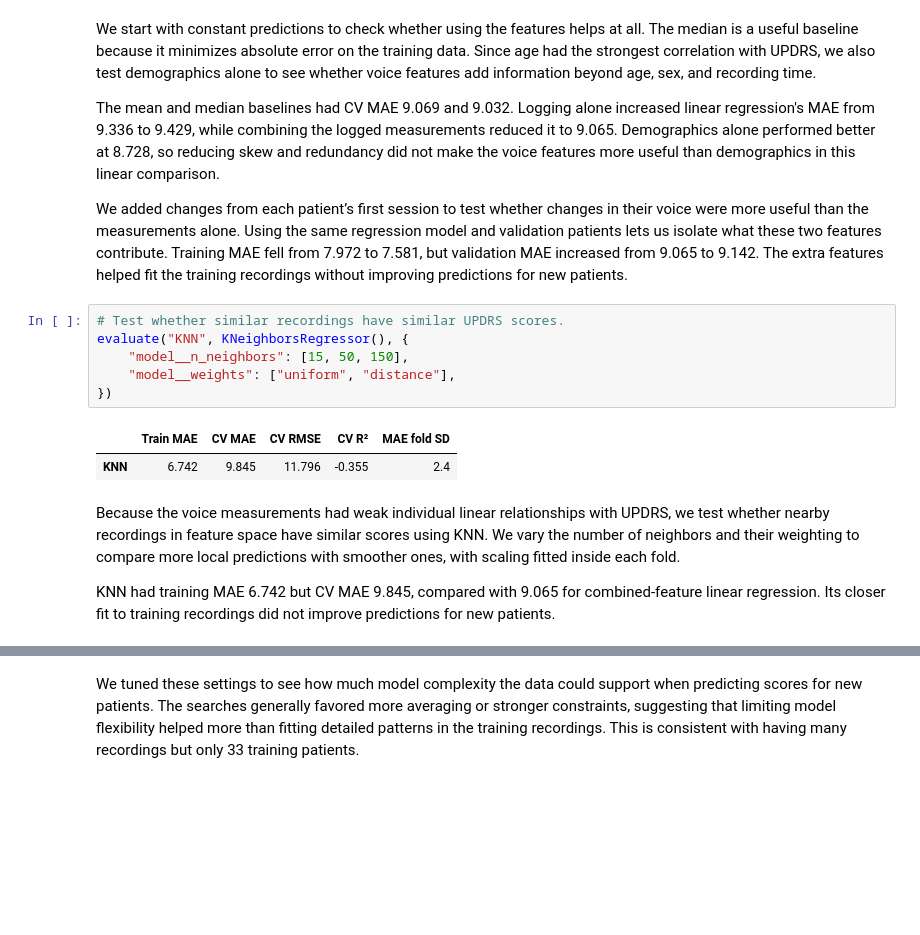
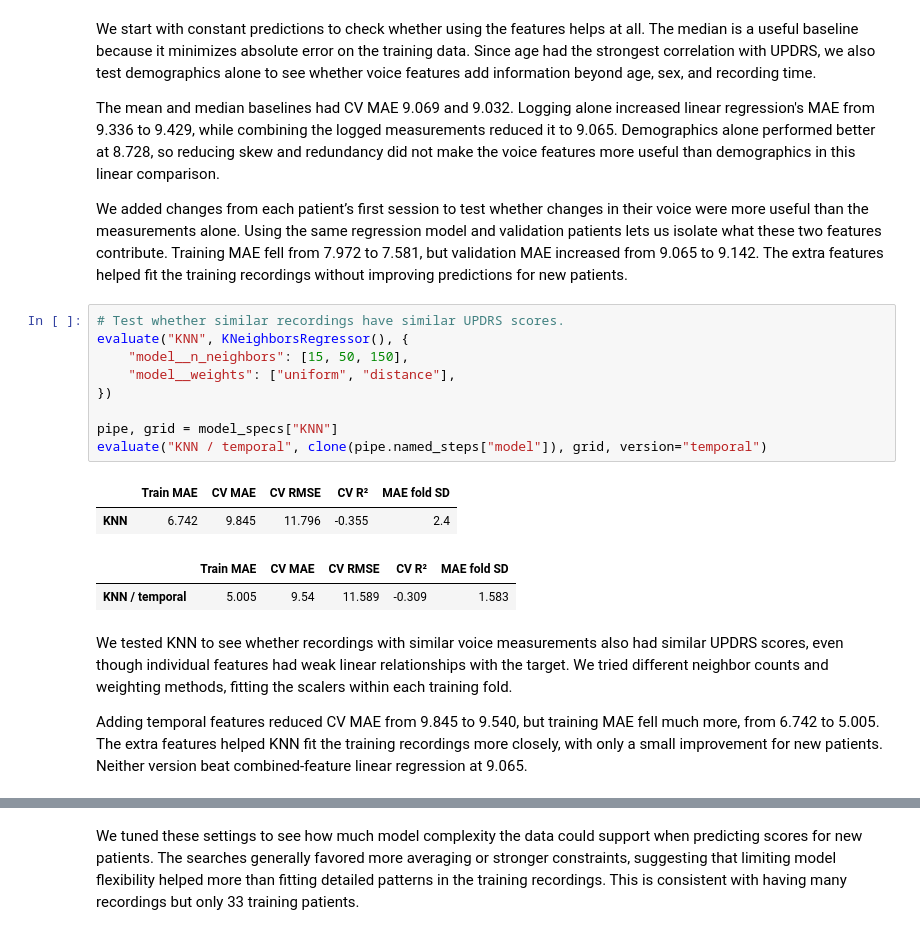
Before and after one commit to Lukedhenderson/parkinsons, a Jupyter notebook: final.ipynb, the cells around one changed output, grey strips where cells are left out. Drawn from its saved outputs; the diff is of its cells as text; blank space fills up the shorter version.

```diff
--- a/final.ipynb
+++ b/final.ipynb
@@ -599,16 +600,21 @@ We added changes from each patient’s first session to test whether changes in
 # %%
 # Test whether similar recordings have similar UPDRS scores.
 evaluate("KNN", KNeighborsRegressor(), {
     "model__n_neighbors": [15, 50, 150],
     "model__weights": ["uniform", "distance"],
 })
+
+pipe, grid = model_specs["KNN"]
+evaluate("KNN / temporal", clone(pipe.named_steps["model"]), grid, version="temporal")
 # %% [output]
 |  | Train MAE | CV MAE | CV RMSE | CV R² | MAE fold SD |
 | KNN | 6.742 | 9.845 | 11.796 | -0.355 | 2.4 |
+|  | Train MAE | CV MAE | CV RMSE | CV R² | MAE fold SD |
+| KNN / temporal | 5.005 | 9.54 | 11.589 | -0.309 | 1.583 |
 # %% [markdown]
-Because the voice measurements had weak individual linear relationships with UPDRS, we test whether nearby recordings in feature space have similar scores using KNN. We vary the number of neighbors and their weighting to compare more local predictions with smoother ones, with scaling fitted inside each fold.
+We tested KNN to see whether recordings with similar voice measurements also had similar UPDRS scores, even though individual features had weak linear relationships with the target. We tried different neighbor counts and weighting methods, fitting the scalers within each training fold.
 
-KNN had training MAE 6.742 but CV MAE 9.845, compared with 9.065 for combined-feature linear regression. Its closer fit to training recordings did not improve predictions for new patients.
+Adding temporal features reduced CV MAE from 9.845 to 9.540, but training MAE fell much more, from 6.742 to 5.005. The extra features helped KNN fit the training recordings more closely, with only a small improvement for new patients. Neither version beat combined-feature linear regression at 9.065.
 # %%
 # Compare a single tree with an ensemble of trees.
 evaluate("Decision tree", DecisionTreeRegressor(random_state=42), {
```
Also changed, not shown: parts of 18 cells of this notebook.
